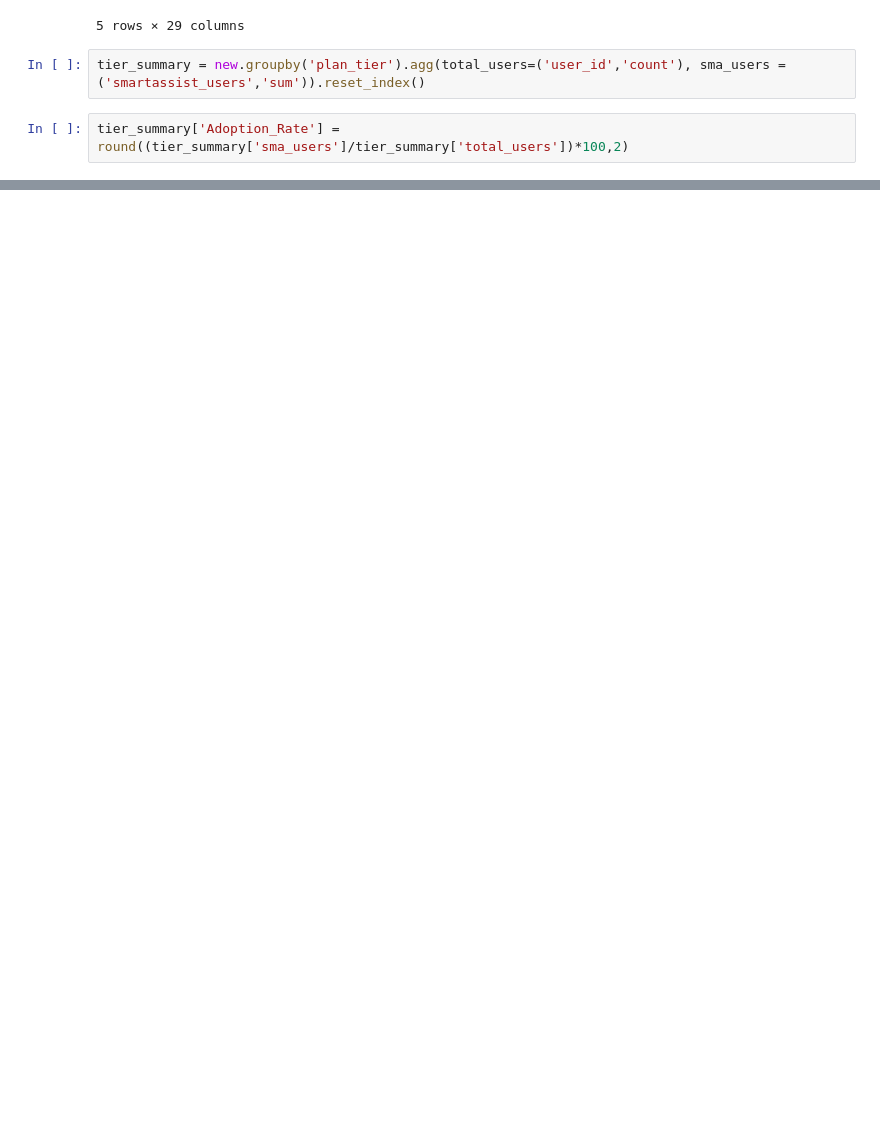
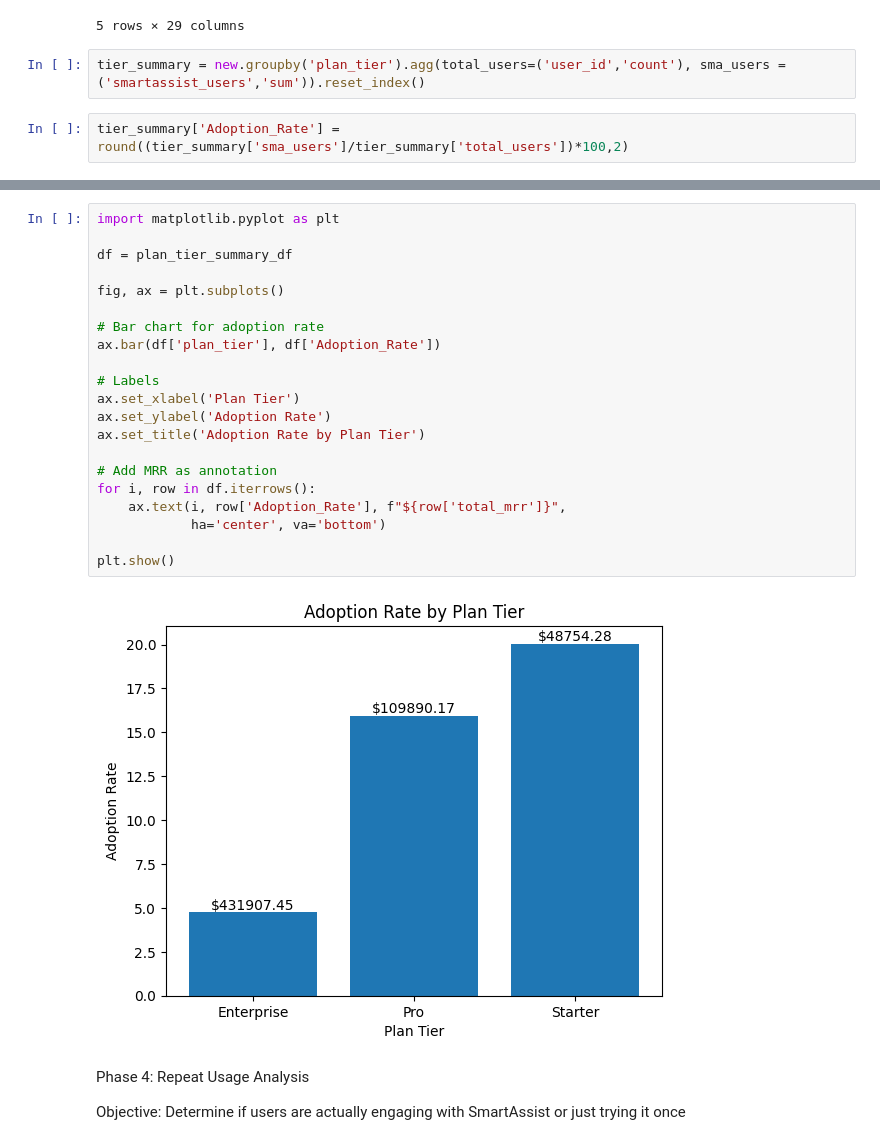
Before and after one commit to Vaishnav09/ai-product-impact-analysis, a Jupyter notebook: notebooks/01_data_exploration.ipynb, the cells around one changed output, grey strips where cells are left out. Drawn from its saved outputs; the diff is of its cells as text; blank space fills up the shorter version.

Commit message:
Phase 4: Completed

```diff
--- a/notebooks/01_data_exploration.ipynb
+++ b/notebooks/01_data_exploration.ipynb
@@ -411,0 +463,27 @@ tier_summary
+# %%
+import matplotlib.pyplot as plt
+
+df = plan_tier_summary_df
+
+fig, ax = plt.subplots()
+
+# Bar chart for adoption rate
+ax.bar(df['plan_tier'], df['Adoption_Rate'])
+
+# Labels
+ax.set_xlabel('Plan Tier')
+ax.set_ylabel('Adoption Rate')
+ax.set_title('Adoption Rate by Plan Tier')
+
+# Add MRR as annotation
+for i, row in df.iterrows():
+    ax.text(i, row['Adoption_Rate'], f"${row['total_mrr']}",
+            ha='center', va='bottom')
+
+plt.show()
+# %% [output]
+[figure, added]
+# %% [markdown]
+Phase 4: Repeat Usage Analysis
+
+Objective: Determine if users are actually engaging with SmartAssist or just trying it once
```
Also changed, not shown: parts of 24 cells of this notebook.
